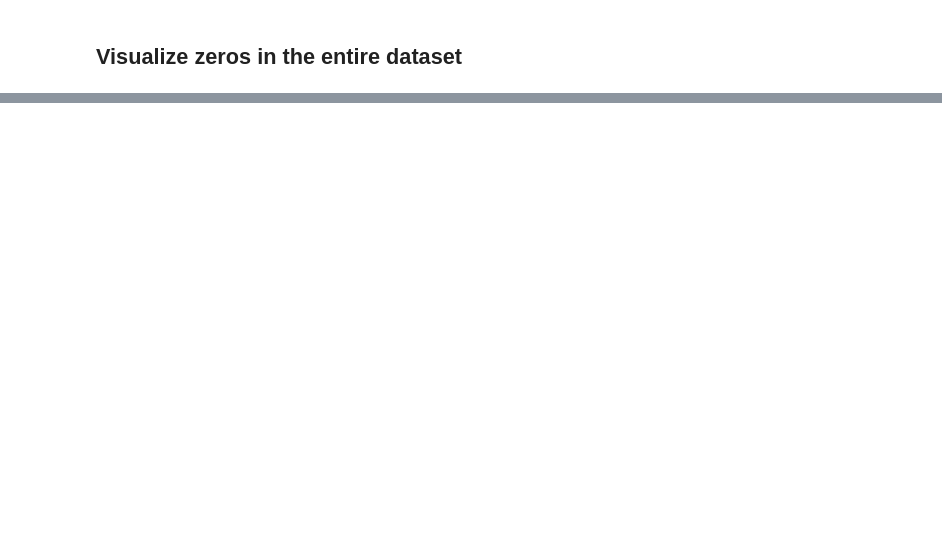
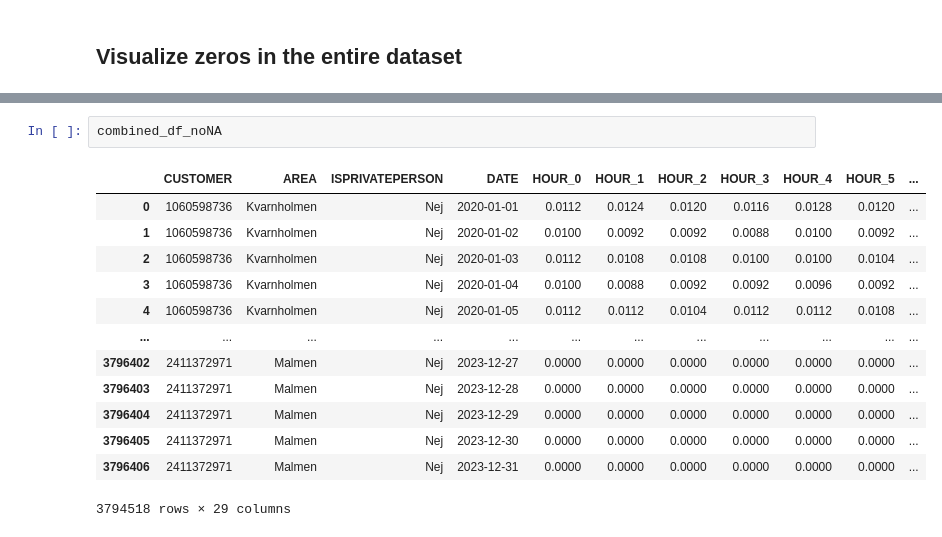
Before and after one commit to iot-lnu/Research-KalmarEnergy, a Jupyter notebook: KE_Data_Cleaning.ipynb, the cells around one changed output, grey strips where cells are left out. Saved outputs shown, nothing was run; the diff lists cells and outputs as text; blank space fills up the shorter version.

```diff
--- a/KE_Data_Cleaning.ipynb
+++ b/KE_Data_Cleaning.ipynb
@@ -409,0 +442,16 @@ See the caveats in the documentation: https://pandas.pydata.org/pandas-docs/stab
+# %%
+combined_df_noNA
+# %% [output]
+|  | CUSTOMER | AREA | ISPRIVATEPERSON | DATE | HOUR_0 | HOUR_1 | HOUR_2 | HOUR_3 | HOUR_4 | HOUR_5 | ... |
+| 0 | 1060598736 | Kvarnholmen | Nej | 2020-01-01 | 0.0112 | 0.0124 | 0.0120 | 0.0116 | 0.0128 | 0.0120 | ... |
+| 1 | 1060598736 | Kvarnholmen | Nej | 2020-01-02 | 0.0100 | 0.0092 | 0.0092 | 0.0088 | 0.0100 | 0.0092 | ... |
+| 2 | 1060598736 | Kvarnholmen | Nej | 2020-01-03 | 0.0112 | 0.0108 | 0.0108 | 0.0100 | 0.0100 | 0.0104 | ... |
+| 3 | 1060598736 | Kvarnholmen | Nej | 2020-01-04 | 0.0100 | 0.0088 | 0.0092 | 0.0092 | 0.0096 | 0.0092 | ... |
+| 4 | 1060598736 | Kvarnholmen | Nej | 2020-01-05 | 0.0112 | 0.0112 | 0.0104 | 0.0112 | 0.0112 | 0.0108 | ... |
+| ... | ... | ... | ... | ... | ... | ... | ... | ... | ... | ... | ... |
+| 3796402 | 2411372971 | Malmen | Nej | 2023-12-27 | 0.0000 | 0.0000 | 0.0000 | 0.0000 | 0.0000 | 0.0000 | ... |
+| 3796403 | 2411372971 | Malmen | Nej | 2023-12-28 | 0.0000 | 0.0000 | 0.0000 | 0.0000 | 0.0000 | 0.0000 | ... |
+| 3796404 | 2411372971 | Malmen | Nej | 2023-12-29 | 0.0000 | 0.0000 | 0.0000 | 0.0000 | 0.0000 | 0.0000 | ... |
+| 3796405 | 2411372971 | Malmen | Nej | 2023-12-30 | 0.0000 | 0.0000 | 0.0000 | 0.0000 | 0.0000 | 0.0000 | ... |
+| 3796406 | 2411372971 | Malmen | Nej | 2023-12-31 | 0.0000 | 0.0000 | 0.0000 | 0.0000 | 0.0000 | 0.0000 | ... |
+3794518 rows × 29 columns
```
Also changed, not shown: parts of 22 cells of this notebook, 16 other files.
